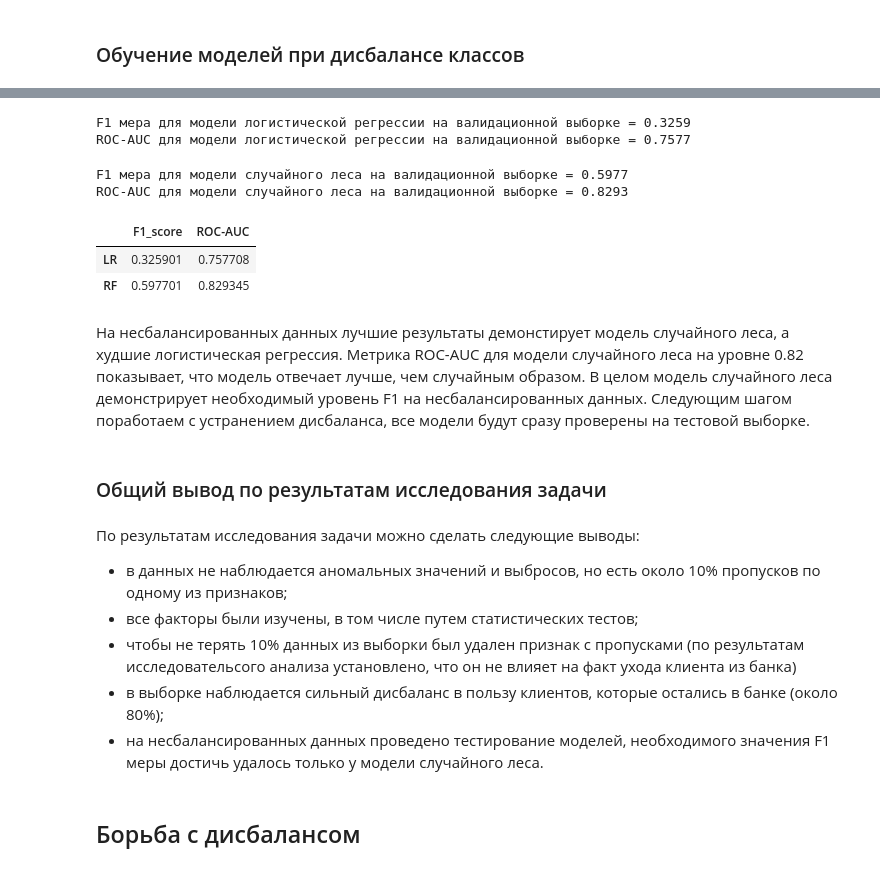
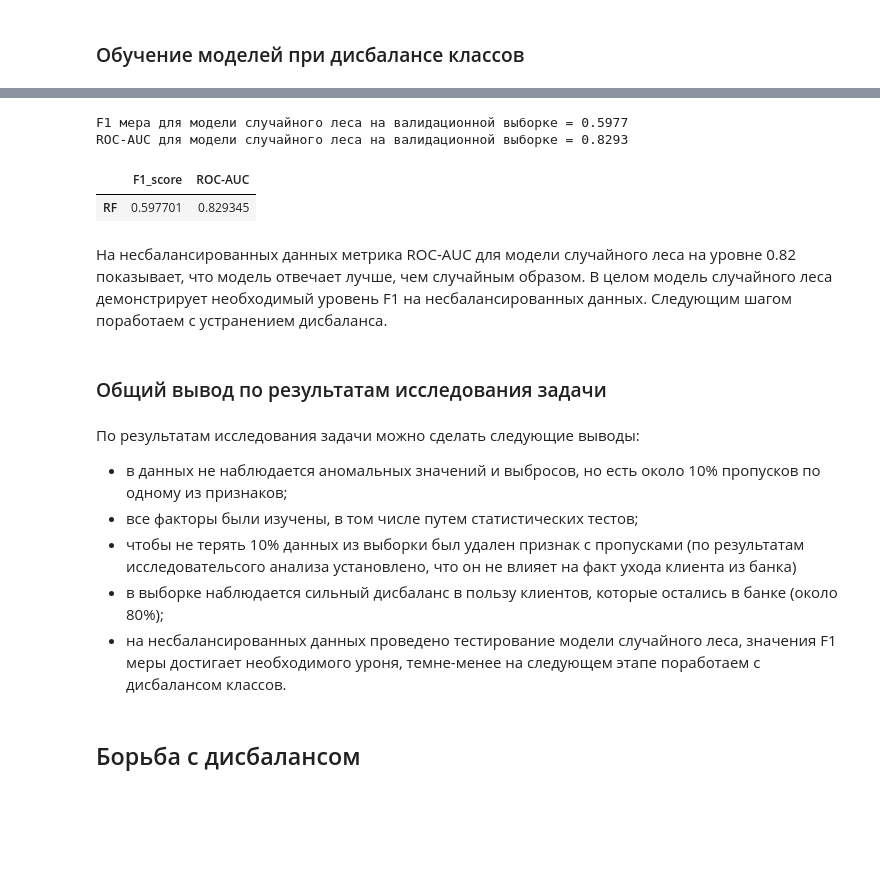
Before and after one commit to DyagelAV/YandexPracticum_projects, a Jupyter notebook: outflow_clients.ipynb, the cells around one changed output, grey strips where cells are left out. Drawn from its saved outputs; the diff is of its cells as text; code cells hidden in the pictures; blank space fills up the shorter version.

Commit message:
Удаление моделей логистической регрессии - результаты всех улучшений хуже, чем у базовой модели случайного леса

```diff
--- a/outflow_clients.ipynb
+++ b/outflow_clients.ipynb
@@ -671,14 +622,3 @@ parametrs_rfc = {
-# %%
-# Получаем лучшую оценку F1 меры на валидационной выборке и модель
-base_lr_f1, base_lr = get_best_model_lr_by_f1(features_train, target_train, features_valid, target_valid)
-# CСчитаем значение ROC-AUC для лучшей модели по оценке F1 на валидационной выборке
-base_lr_auc_roc = roc_auc_score(target_valid,base_lr.predict_proba(features_valid)[:, 1])
-
-print('F1 мера для модели логистической регрессии на валидационной выборке = {:.4f}'.format(base_lr_f1))
-print('ROC-AUC для модели логистической регрессии на валидационной выборке = {:.4f}'.format(base_lr_auc_roc))
-# %% [output]
-F1 мера для модели логистической регрессии на валидационной выборке = 0.3259
-ROC-AUC для модели логистической регрессии на валидационной выборке = 0.7577
 # %%
 # Получаем лучшую оценку F1 меры на валидационной выборке и модель
 base_rf_f1, base_rf = get_best_model_rf_by_f1(features_train, target_train, features_valid, target_valid)
@@ -691,22 +631,20 @@ print('ROC-AUC для модели случайного леса на валид
 F1 мера для модели случайного леса на валидационной выборке = 0.5977
 ROC-AUC для модели случайного леса на валидационной выборке = 0.8293
 # %%
-result_f1 = [base_lr_f1, base_rf_f1]
-result_roc_auc = [base_lr_auc_roc, base_rf_auc_roc]
+result_f1 = [base_rf_f1]
+result_roc_auc = [base_rf_auc_roc]
 
-index_list = ['LR', 'RF']
+index_list = ['RF']
 columns_name  = ['F1_score', 'ROC-AUC']
 result_base_model = pd.DataFrame(list(zip(result_f1, result_roc_auc)),
                                  index=index_list,
                                  columns=columns_name)
 result_base_model
 # %% [output]
 |  | F1_score | ROC-AUC |
-| LR | 0.325901 | 0.757708 |
 | RF | 0.597701 | 0.829345 |
 # %% [markdown]
-На несбалансированных данных лучшие результаты демонстирует модель случайного леса, а худшие логистическая регрессия. Метрика ROC-AUC для модели случайного леса на уровне 0.82 показывает, что модель отвечает лучше, чем случайным образом. В целом модель случайного леса демонстрирует необходимый уровень F1 на несбалансированных данных.
-Следующим шагом поработаем с устранением дисбаланса, все модели будут сразу проверены на тестовой выборке.
+На несбалансированных данных метрика ROC-AUC для модели случайного леса на уровне 0.82 показывает, что модель отвечает лучше, чем случайным образом. В целом модель случайного леса демонстрирует необходимый уровень F1 на несбалансированных данных. Следующим шагом поработаем с устранением дисбаланса.
 # %% [markdown]
 ### Общий вывод по результатам исследования задачи
 # %% [markdown]
@@ -715,7 +653,7 @@ result_base_model
 - все факторы были изучены, в том числе путем статистических тестов;
 - чтобы не терять 10% данных из выборки был удален признак с пропусками (по результатам исследовательсого анализа установлено, что он не влияет на факт ухода клиента из банка)
 - в выборке наблюдается сильный дисбаланс в пользу клиентов, которые остались в банке (около 80%);
-- на несбалансированных данных проведено тестирование моделей, необходимого значения F1 меры достичь удалось только у модели случайного леса.
+- на несбалансированных данных проведено тестирование модели случайного леса, значения F1 меры достигает необходимого уроня, темне-менее на следующем этапе поработаем с дисбалансом классов.
 # %% [markdown]
 ## Борьба с дисбалансом
 # %% [markdown]
```
Also changed, not shown: parts of 28 cells of this notebook, 1 other file.
